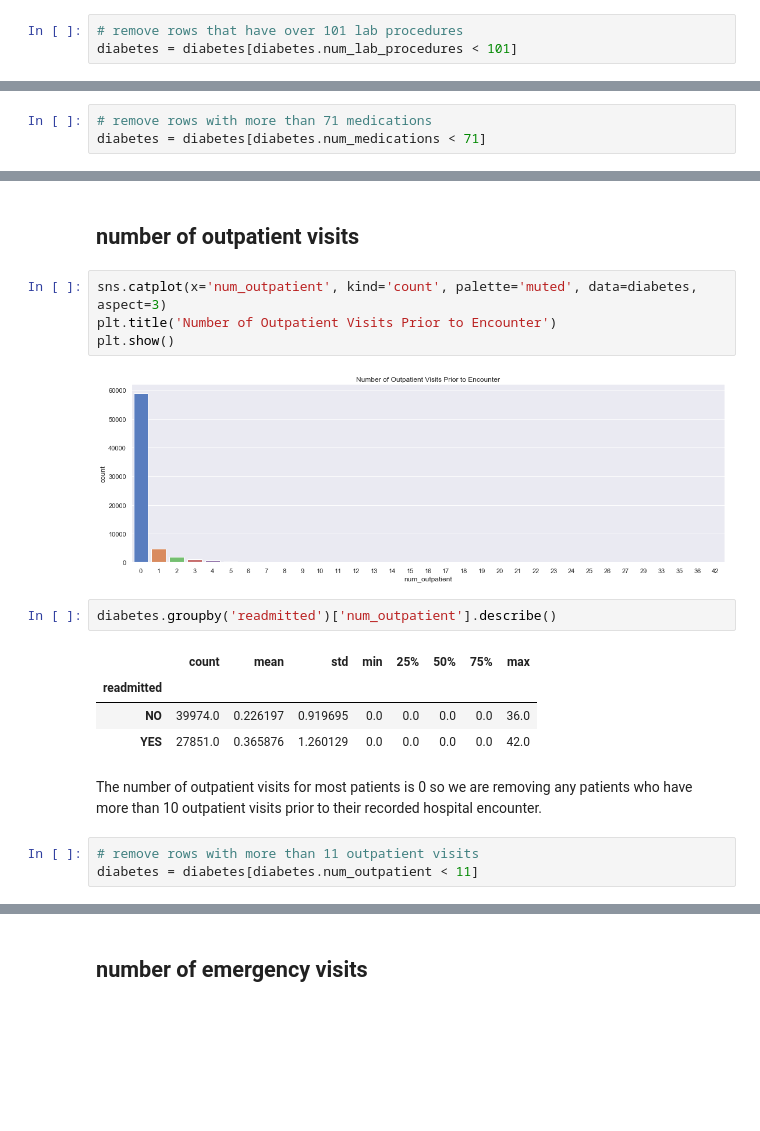
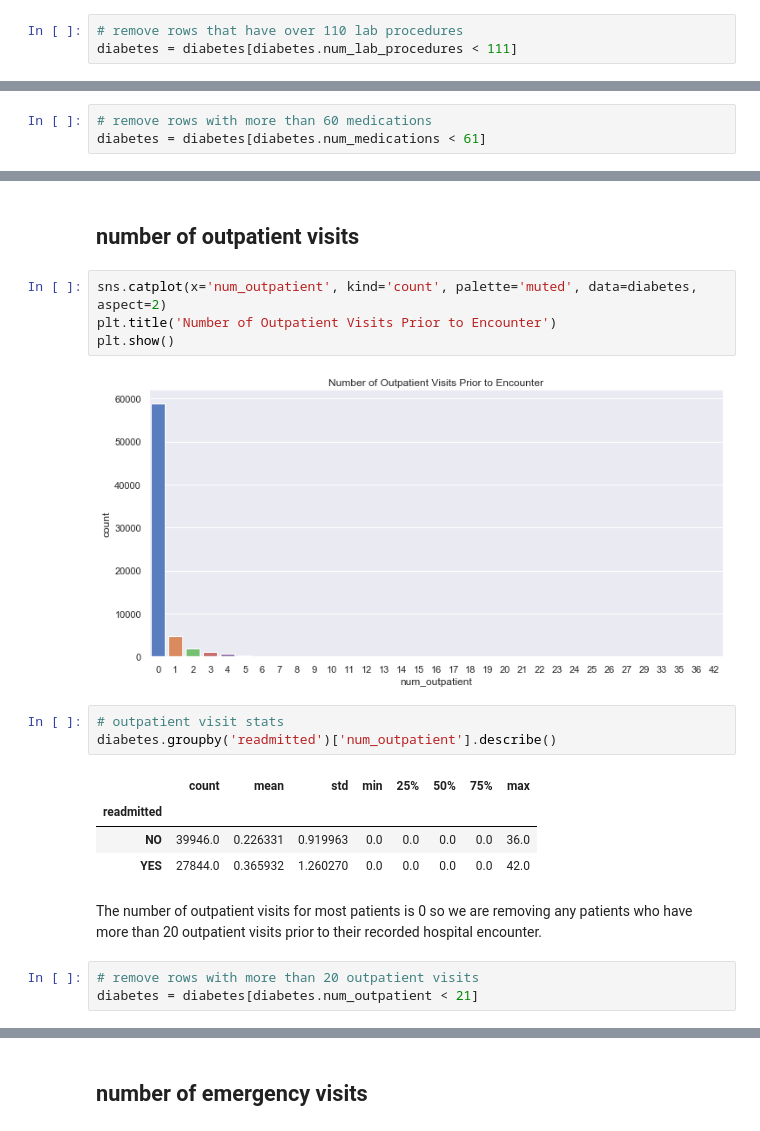
Before and after one commit to annasophiat/diabetic-readmissions, a Jupyter notebook: diabetes_storytelling.ipynb, the cells around one changed output, grey strips where cells are left out. Cells and saved outputs as stored; diff of their text form; blank space fills up the shorter version.

```diff
--- a/diabetes_storytelling.ipynb
+++ b/diabetes_storytelling.ipynb
@@ -336,6 +310,6 @@ diabetes[diabetes.num_lab_procedures > 100].describe()
 # %%
-# remove rows that have over 101 lab procedures
-diabetes = diabetes[diabetes.num_lab_procedures < 101]
+# remove rows that have over 110 lab procedures
+diabetes = diabetes[diabetes.num_lab_procedures < 111]
 # %% [markdown]
 ## number of procedures (other than lab)
 # %%
@@ -419,3 +382,3 @@ diabetes[diabetes.num_medications > 70]
 # %%
-# remove rows with more than 71 medications
-diabetes = diabetes[diabetes.num_medications < 71]
+# remove rows with more than 60 medications
+diabetes = diabetes[diabetes.num_medications < 61]
@@ -422,20 +393,21 @@ diabetes = diabetes[diabetes.num_medications < 71]
 # %% [markdown]
 ## number of outpatient visits
 # %%
-sns.catplot(x='num_outpatient', kind='count', palette='muted', data=diabetes, aspect=3)
+sns.catplot(x='num_outpatient', kind='count', palette='muted', data=diabetes, aspect=2)
 plt.title('Number of Outpatient Visits Prior to Encounter')
 plt.show()
 # %% [output]
-[figure, old version]
+[figure, new version]
 # %%
+# outpatient visit stats
 diabetes.groupby('readmitted')['num_outpatient'].describe()
 # %% [output]
 |  | count | mean | std | min | 25% | 50% | 75% | max |
 | readmitted |  |  |  |  |  |  |  |  |
-| NO | 39974.0 | 0.226197 | 0.919695 | 0.0 | 0.0 | 0.0 | 0.0 | 36.0 |
-| YES | 27851.0 | 0.365876 | 1.260129 | 0.0 | 0.0 | 0.0 | 0.0 | 42.0 |
+| NO | 39946.0 | 0.226331 | 0.919963 | 0.0 | 0.0 | 0.0 | 0.0 | 36.0 |
+| YES | 27844.0 | 0.365932 | 1.260270 | 0.0 | 0.0 | 0.0 | 0.0 | 42.0 |
 # %% [markdown]
-The number of outpatient visits for most patients is 0 so we are removing any patients who have more than 10 outpatient visits prior to their recorded hospital encounter.
+The number of outpatient visits for most patients is 0 so we are removing any patients who have more than 20 outpatient visits prior to their recorded hospital encounter.
 # %%
-# remove rows with more than 11 outpatient visits
-diabetes = diabetes[diabetes.num_outpatient < 11]
+# remove rows with more than 20 outpatient visits
+diabetes = diabetes[diabetes.num_outpatient < 21]
```
Also changed, not shown: parts of 67 cells of this notebook, 2 other files.
